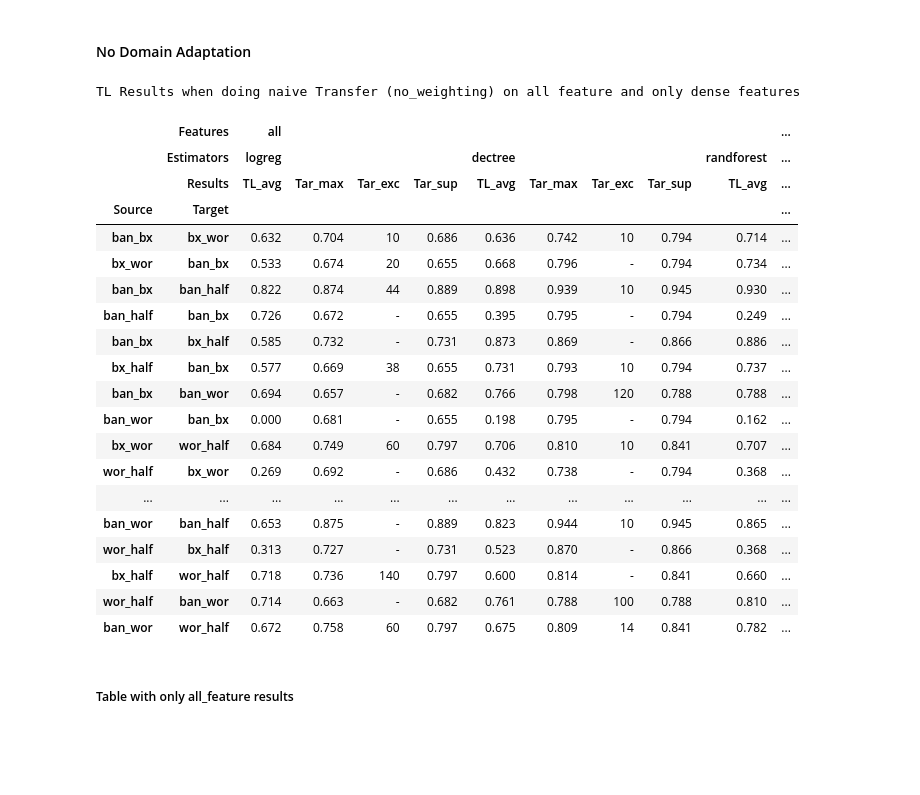
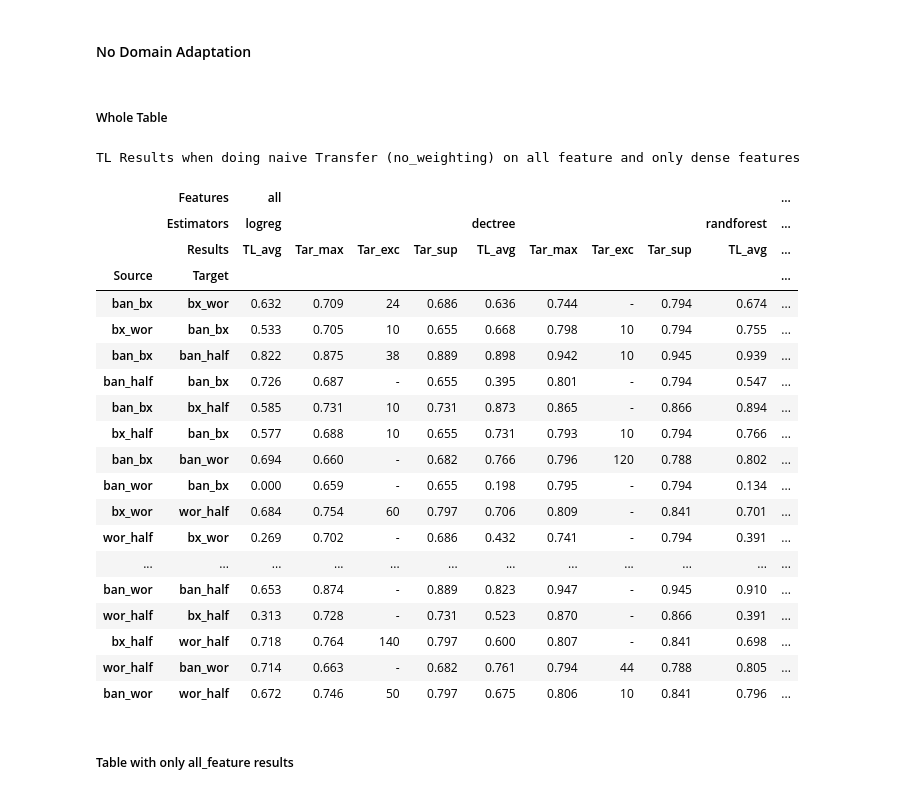
Before and after one commit to JayKay0104/ma-atl-for-er, a Jupyter notebook: code/learning/TL_Experiments_Books_final.ipynb, the cells around one changed output. Drawn from its saved outputs; the diff is of its cells as text; code cells hidden in the pictures; blank space fills up the shorter version.

```diff
--- a/code/learning/TL_Experiments_Books_final.ipynb
+++ b/code/learning/TL_Experiments_Books_final.ipynb
@@ -174,7 +178,7 @@ random_state = 42
 # assign which sklearn estimators to use for the TL Experiment
 estimators_tl = {'logreg':LogisticRegression(random_state=random_state,solver='liblinear',max_iter=1000),
                  'dectree':DecisionTreeClassifier(random_state=random_state),
-                 'randforest':RandomForestClassifier(random_state=random_state,n_estimators=10),
+                 'randforest':RandomForestClassifier(random_state=random_state),
                  'xgb':xgb.XGBClassifier(random_state=random_state,objective="binary:logistic"),
                  'svm':LinearSVC(random_state=random_state,dual=False),
                  #'svm':SVC(random_state=random_state,kernel='linear'),
@@ -238,38 +256,40 @@ dict_keys(['logreg', 'dectree', 'randforest', 'xgb', 'svm', 'logregcv'])
 # %% [markdown]
 #### Import TL Results
 # %%
-#tl_results = sup.importJSONFileInDict('../../results/tl/books/books_tl_results.json')
-#tl_results = sup.importJSONFileInDict('../../results/tl/books/books_tl_results_nn.json')
-#tl_results = sup.importJSONFileInDict('../../results/tl/books/books_tl_results_lprob.json')
+tl_results = sup.importJSONFileInDict('../../results/tl/books/books_tl_results.json')
+tl_results_nn = sup.importJSONFileInDict('../../results/tl/books/books_tl_results_nn.json')
+tl_results_lprob = sup.importJSONFileInDict('../../results/tl/books/books_tl_results_lprob.json')
 # %% [markdown]
 ### TL Results
 # %% [markdown]
 #### No Domain Adaptation
+# %% [markdown]
+##### Whole Table
 # %%
-df_tl_results = tlut.createDFwithTLResults(tl_results,candsets_super_results,candsets_unsuper_results,
+df_tl_results = dut.createDFwithTLResults(tl_results,candsets_super_results,candsets_unsuper_results,
                            estimators_tl.keys(),['all','dense'],'no_weighting','../../results/tl/books/books_tl_results')
 # %% [output]
 TL Results when doing naive Transfer (no_weighting) on all feature and only dense features
 |  | Features | all |  |  |  |  |  |  |  |  | ... |
 |  | Estimators | logreg |  |  |  | dectree |  |  |  | randforest | ... |
 |  | Results | TL_avg | Tar_max | Tar_exc | Tar_sup | TL_avg | Tar_max | Tar_exc | Tar_sup | TL_avg | ... |
 | Source | Target |  |  |  |  |  |  |  |  |  | ... |
-| ban_bx | bx_wor | 0.632 | 0.704 | 10 | 0.686 | 0.636 | 0.742 | 10 | 0.794 | 0.714 | ... |
-| bx_wor | ban_bx | 0.533 | 0.674 | 20 | 0.655 | 0.668 | 0.796 | - | 0.794 | 0.734 | ... |
-| ban_bx | ban_half | 0.822 | 0.874 | 44 | 0.889 | 0.898 | 0.939 | 10 | 0.945 | 0.930 | ... |
-| ban_half | ban_bx | 0.726 | 0.672 | - | 0.655 | 0.395 | 0.795 | - | 0.794 | 0.249 | ... |
-| ban_bx | bx_half | 0.585 | 0.732 | - | 0.731 | 0.873 | 0.869 | - | 0.866 | 0.886 | ... |
-| bx_half | ban_bx | 0.577 | 0.669 | 38 | 0.655 | 0.731 | 0.793 | 10 | 0.794 | 0.737 | ... |
-| ban_bx | ban_wor | 0.694 | 0.657 | - | 0.682 | 0.766 | 0.798 | 120 | 0.788 | 0.788 | ... |
-| ban_wor | ban_bx | 0.000 | 0.681 | - | 0.655 | 0.198 | 0.795 | - | 0.794 | 0.162 | ... |
-| bx_wor | wor_half | 0.684 | 0.749 | 60 | 0.797 | 0.706 | 0.810 | 10 | 0.841 | 0.707 | ... |
-| wor_half | bx_wor | 0.269 | 0.692 | - | 0.686 | 0.432 | 0.738 | - | 0.794 | 0.368 | ... |
+| ban_bx | bx_wor | 0.632 | 0.709 | 24 | 0.686 | 0.636 | 0.744 | - | 0.794 | 0.674 | ... |
+| bx_wor | ban_bx | 0.533 | 0.705 | 10 | 0.655 | 0.668 | 0.798 | 10 | 0.794 | 0.755 | ... |
+| ban_bx | ban_half | 0.822 | 0.875 | 38 | 0.889 | 0.898 | 0.942 | 10 | 0.945 | 0.939 | ... |
+| ban_half | ban_bx | 0.726 | 0.687 | - | 0.655 | 0.395 | 0.801 | - | 0.794 | 0.547 | ... |
+| ban_bx | bx_half | 0.585 | 0.731 | 10 | 0.731 | 0.873 | 0.865 | - | 0.866 | 0.894 | ... |
+| bx_half | ban_bx | 0.577 | 0.688 | 10 | 0.655 | 0.731 | 0.793 | 10 | 0.794 | 0.766 | ... |
+| ban_bx | ban_wor | 0.694 | 0.660 | - | 0.682 | 0.766 | 0.796 | 120 | 0.788 | 0.802 | ... |
+| ban_wor | ban_bx | 0.000 | 0.659 | - | 0.655 | 0.198 | 0.795 | - | 0.794 | 0.134 | ... |
+| bx_wor | wor_half | 0.684 | 0.754 | 60 | 0.797 | 0.706 | 0.809 | - | 0.841 | 0.701 | ... |
+| wor_half | bx_wor | 0.269 | 0.702 | - | 0.686 | 0.432 | 0.741 | - | 0.794 | 0.391 | ... |
 | ... | ... | ... | ... | ... | ... | ... | ... | ... | ... | ... | ... |
-| ban_wor | ban_half | 0.653 | 0.875 | - | 0.889 | 0.823 | 0.944 | 10 | 0.945 | 0.865 | ... |
-| wor_half | bx_half | 0.313 | 0.727 | - | 0.731 | 0.523 | 0.870 | - | 0.866 | 0.368 | ... |
-| bx_half | wor_half | 0.718 | 0.736 | 140 | 0.797 | 0.600 | 0.814 | - | 0.841 | 0.660 | ... |
-| wor_half | ban_wor | 0.714 | 0.663 | - | 0.682 | 0.761 | 0.788 | 100 | 0.788 | 0.810 | ... |
-| ban_wor | wor_half | 0.672 | 0.758 | 60 | 0.797 | 0.675 | 0.809 | 14 | 0.841 | 0.782 | ... |
+| ban_wor | ban_half | 0.653 | 0.874 | - | 0.889 | 0.823 | 0.947 | - | 0.945 | 0.910 | ... |
+| wor_half | bx_half | 0.313 | 0.728 | - | 0.731 | 0.523 | 0.870 | - | 0.866 | 0.391 | ... |
+| bx_half | wor_half | 0.718 | 0.764 | 140 | 0.797 | 0.600 | 0.807 | - | 0.841 | 0.698 | ... |
+| wor_half | ban_wor | 0.714 | 0.663 | - | 0.682 | 0.761 | 0.794 | 44 | 0.788 | 0.805 | ... |
+| ban_wor | wor_half | 0.672 | 0.746 | 50 | 0.797 | 0.675 | 0.806 | 10 | 0.841 | 0.796 | ... |
 # %% [markdown]
 ##### Table with only all_feature results
 # %%
```
Also changed, not shown: parts of 20 cells of this notebook, 12 other files.
